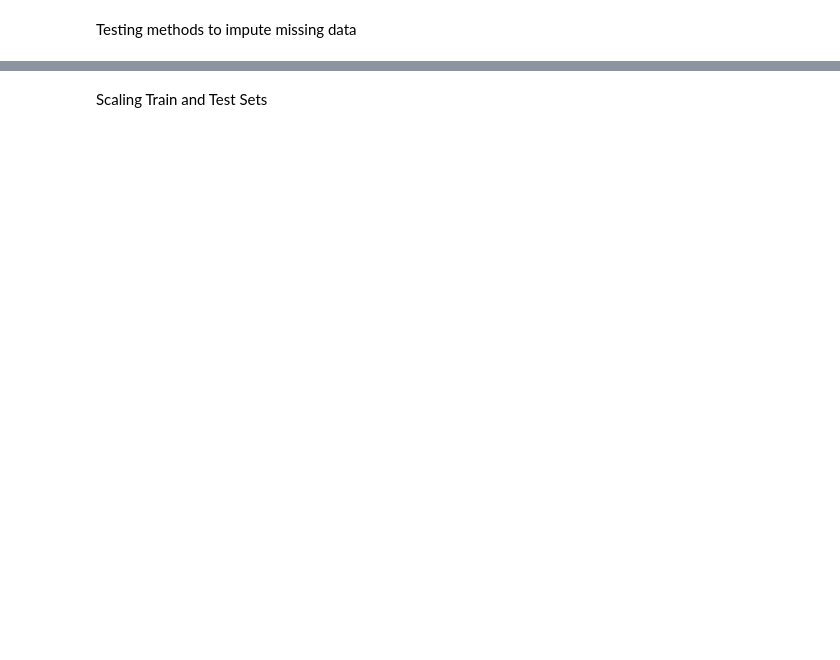
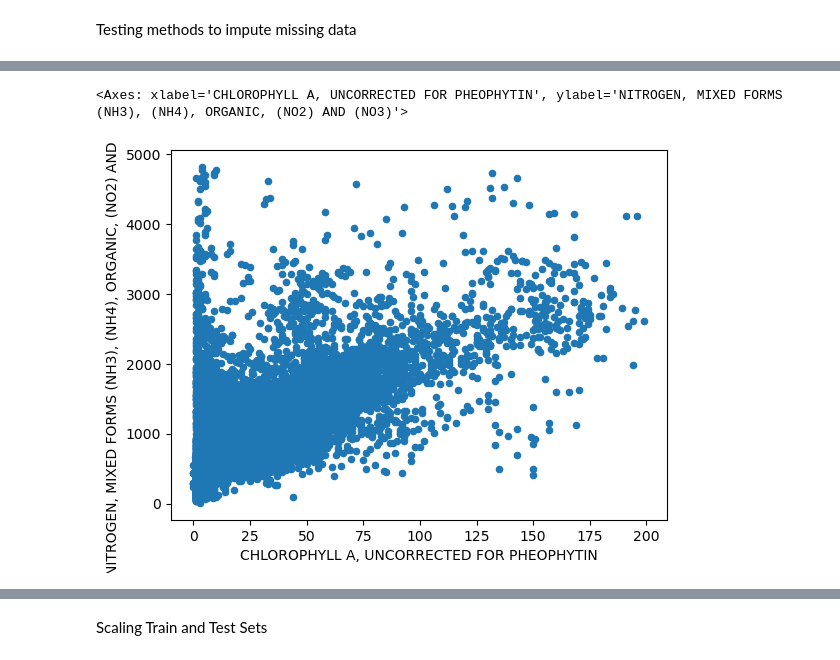
Before and after one commit to RoaringCamels/Predicting-quality-levels-in-water, a Jupyter notebook: 10yrSet.ipynb, the cells around one changed output, grey strips where cells are left out. Saved outputs shown, nothing was run; the diff lists cells and outputs as text; code cells hidden in the pictures; blank space fills up the shorter version.

```diff
--- a/10yrSet.ipynb
+++ b/10yrSet.ipynb
@@ -135,7 +123,10 @@ NameError: name 'df_MF' is not defined
 # %%
-#Nitrogen vs Chlorophyll A, corrected plot
-df.plot(kind='scatter',y = 'NITROGEN, MIXED FORMS (NH3), (NH4), ORGANIC, (NO2) AND (NO3)', x = 'CHLOROPHYLL A, CORRECTED FOR PHEOPHYTIN',xlim=(0,1000),ylim=(0,7000))
-df_MF.plot(kind='scatter',y = 'NITROGEN, MIXED FORMS (NH3), (NH4), ORGANIC, (NO2) AND (NO3)', x = 'CHLOROPHYLL A, CORRECTED FOR PHEOPHYTIN',xlim=(0,1000),ylim=(0,7000))
-df_KNN.plot(kind='scatter',y = 'NITROGEN, MIXED FORMS (NH3), (NH4), ORGANIC, (NO2) AND (NO3)', x = 'CHLOROPHYLL A, CORRECTED FOR PHEOPHYTIN',xlim=(0,1000),ylim=(0,7000))
+#Nitrogen vs Chlorophyll A, uncorrected plot
+df.plot(kind='scatter',y = 'NITROGEN, MIXED FORMS (NH3), (NH4), ORGANIC, (NO2) AND (NO3)', x = 'CHLOROPHYLL A, UNCORRECTED FOR PHEOPHYTIN')
+#df_MF.plot(kind='scatter',y = 'NITROGEN, MIXED FORMS (NH3), (NH4), ORGANIC, (NO2) AND (NO3)', x = 'CHLOROPHYLL A, CORRECTED FOR PHEOPHYTIN',xlim=(0,1000),ylim=(0,7000))
+#df_KNN.plot(kind='scatter',y = 'NITROGEN, MIXED FORMS (NH3), (NH4), ORGANIC, (NO2) AND (NO3)', x = 'CHLOROPHYLL A, CORRECTED FOR PHEOPHYTIN',xlim=(0,1000),ylim=(0,7000))
+# %% [output]
+<Axes: xlabel='CHLOROPHYLL A, UNCORRECTED FOR PHEOPHYTIN', ylabel='NITROGEN, MIXED FORMS (NH3), (NH4), ORGANIC, (NO2) AND (NO3)'>
+[figure, added]
 # %%
 #Nitrogen vs Secchi Disk Depth
```
Also changed, not shown: parts of 23 cells of this notebook.
